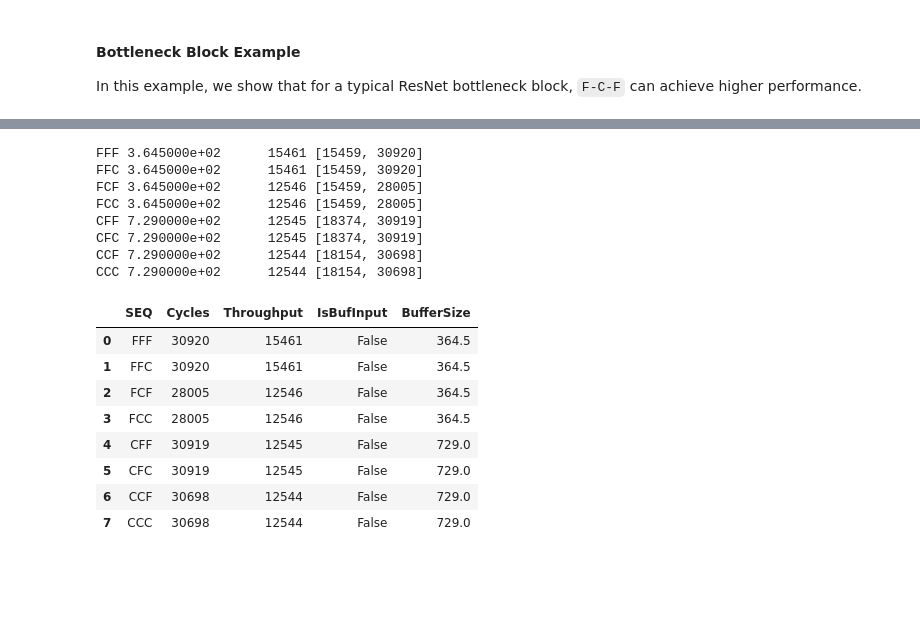
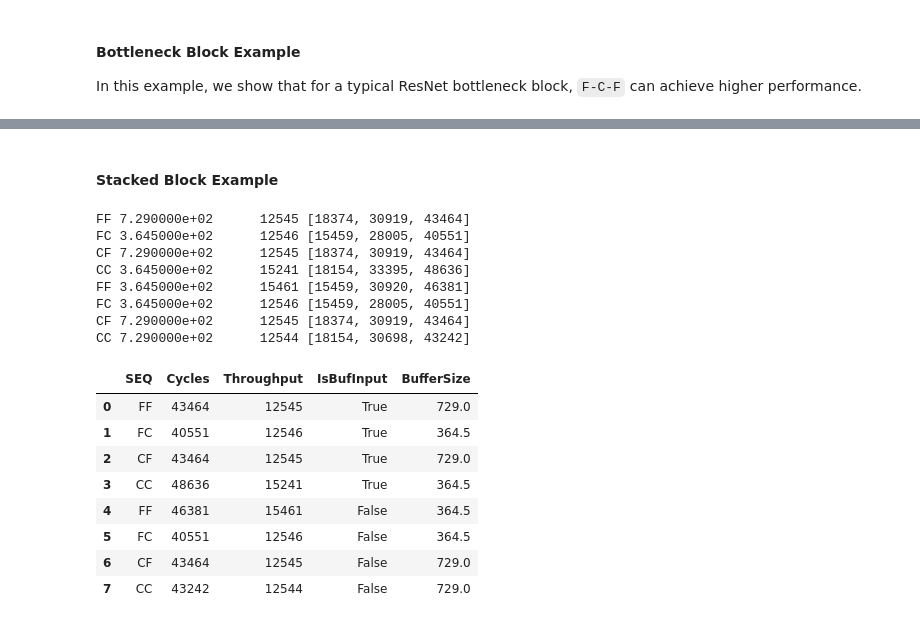
Before and after one commit to kumasento/deacon, a Jupyter notebook: experimental/notebooks/layer_fusion.ipynb, the cells around one changed output, grey strips where cells are left out. Saved outputs shown, nothing was run; the diff lists cells and outputs as text; code cells hidden in the pictures; blank space fills up the shorter version.

```diff
--- a/experimental/notebooks/layer_fusion.ipynb
+++ b/experimental/notebooks/layer_fusion.ipynb
@@ -386,52 +433,56 @@ CCC 1.513000e+03      25089 [48634, 73723]
+# %% [markdown]
+#### Stacked Block Example
 # %%
 SEQ = [utils.FILTER, utils.CHANNEL]
 def encode_seq(seq):
     return ''.join([s[0].upper() for s in seq])
-SEQS = list(itertools.product(SEQ, SEQ, SEQ))
+SEQS = list(itertools.product(SEQ, SEQ))
 df = pd.DataFrame(columns=['SEQ', 'Cycles', 'Throughput', 'IsBufInput', 'BufferSize'])
 
 P_Ws = [1]
 P_C0s = [32]
 P_C1s = [32]
 P_Fs = [32]
 PPs = list(itertools.product(P_Ws, P_C0s, P_C1s, P_Fs))
 
 blocks = [
     create_stacked_block(56, 56, 64, 3)
 ]
-is_buf_input = False
-for block in blocks:
-    for seq in SEQS:
-        for P_W, P_C0, P_C1, P_F in PPs:
-            r = utils.run_dataflow_sim(2,
-                                   block,
-                                   {"conv1": {"P_W": P_W, "P_C": P_C0, "P_F": P_C1},
-                                    "conv2": {"P_W": P_W, "P_C": P_C1, "P_F": P_F}},
-                                   seq,
-                                   is_buf_input=is_buf_input)
+for is_buf_input in [True, False]:
+    for block in blocks:
+        for seq in SEQS:
+            for P_W, P_C0, P_C1, P_F in PPs:
+                r = utils.run_dataflow_sim(3,
+                                       block,
+                                       {"conv1": {"P_W": P_W, "P_C": P_C0, "P_F": P_C1},
+                                        "conv2": {"P_W": P_W, "P_C": P_C1, "P_F": P_F}},
+                                       seq,
+                                       is_buf_input=is_buf_input)
 
-            throughput = r[0][-1] - r[0][-2]
-            buffer_size = r[1] * 32 / 8 / 1024
-            df = df.append(pd.DataFrame([[encode_seq(seq), r[0][-1], throughput, is_buf_input, buffer_size]],
-                                        columns=['SEQ', 'Cycles', 'Throughput', 'IsBufInput', 'BufferSize']), ignore_index=True)
+                throughput = r[0][-1] - r[0][-2]
+                buffer_size = r[1] * 32 / 8 / 1024
+                df = df.append(
+                    pd.DataFrame([[encode_seq(seq), r[0][-1], throughput, is_buf_input, buffer_size]],
+                                 columns=['SEQ', 'Cycles', 'Throughput', 'IsBufInput', 'BufferSize']),
+                    ignore_index=True)
 
-            print("%s %e %10d %s" % (encode_seq(seq), buffer_size, throughput, r[0]))
+                print("%s %e %10d %s" % (encode_seq(seq), buffer_size, throughput, r[0]))
 df
 # %% [output]
-FFF 3.645000e+02      15461 [15459, 30920]
-FFC 3.645000e+02      15461 [15459, 30920]
-FCF 3.645000e+02      12546 [15459, 28005]
-FCC 3.645000e+02      12546 [15459, 28005]
-CFF 7.290000e+02      12545 [18374, 30919]
-CFC 7.290000e+02      12545 [18374, 30919]
-CCF 7.290000e+02      12544 [18154, 30698]
-CCC 7.290000e+02      12544 [18154, 30698]
+FF 7.290000e+02      12545 [18374, 30919, 43464]
+FC 3.645000e+02      12546 [15459, 28005, 40551]
+CF 7.290000e+02      12545 [18374, 30919, 43464]
+CC 3.645000e+02      15241 [18154, 33395, 48636]
+FF 3.645000e+02      15461 [15459, 30920, 46381]
+FC 3.645000e+02      12546 [15459, 28005, 40551]
+CF 7.290000e+02      12545 [18374, 30919, 43464]
+CC 7.290000e+02      12544 [18154, 30698, 43242]
 |  | SEQ | Cycles | Throughput | IsBufInput | BufferSize |
-| 0 | FFF | 30920 | 15461 | False | 364.5 |
-| 1 | FFC | 30920 | 15461 | False | 364.5 |
-| 2 | FCF | 28005 | 12546 | False | 364.5 |
-| 3 | FCC | 28005 | 12546 | False | 364.5 |
-| 4 | CFF | 30919 | 12545 | False | 729.0 |
-| 5 | CFC | 30919 | 12545 | False | 729.0 |
-| 6 | CCF | 30698 | 12544 | False | 729.0 |
-| 7 | CCC | 30698 | 12544 | False | 729.0 |
+| 0 | FF | 43464 | 12545 | True | 729.0 |
+| 1 | FC | 40551 | 12546 | True | 364.5 |
+| 2 | CF | 43464 | 12545 | True | 729.0 |
+| 3 | CC | 48636 | 15241 | True | 364.5 |
+| 4 | FF | 46381 | 15461 | False | 364.5 |
+| 5 | FC | 40551 | 12546 | False | 364.5 |
+| 6 | CF | 43464 | 12545 | False | 729.0 |
+| 7 | CC | 43242 | 12544 | False | 729.0 |
```
Also changed, not shown: parts of 6 cells of this notebook, 28 other files.
